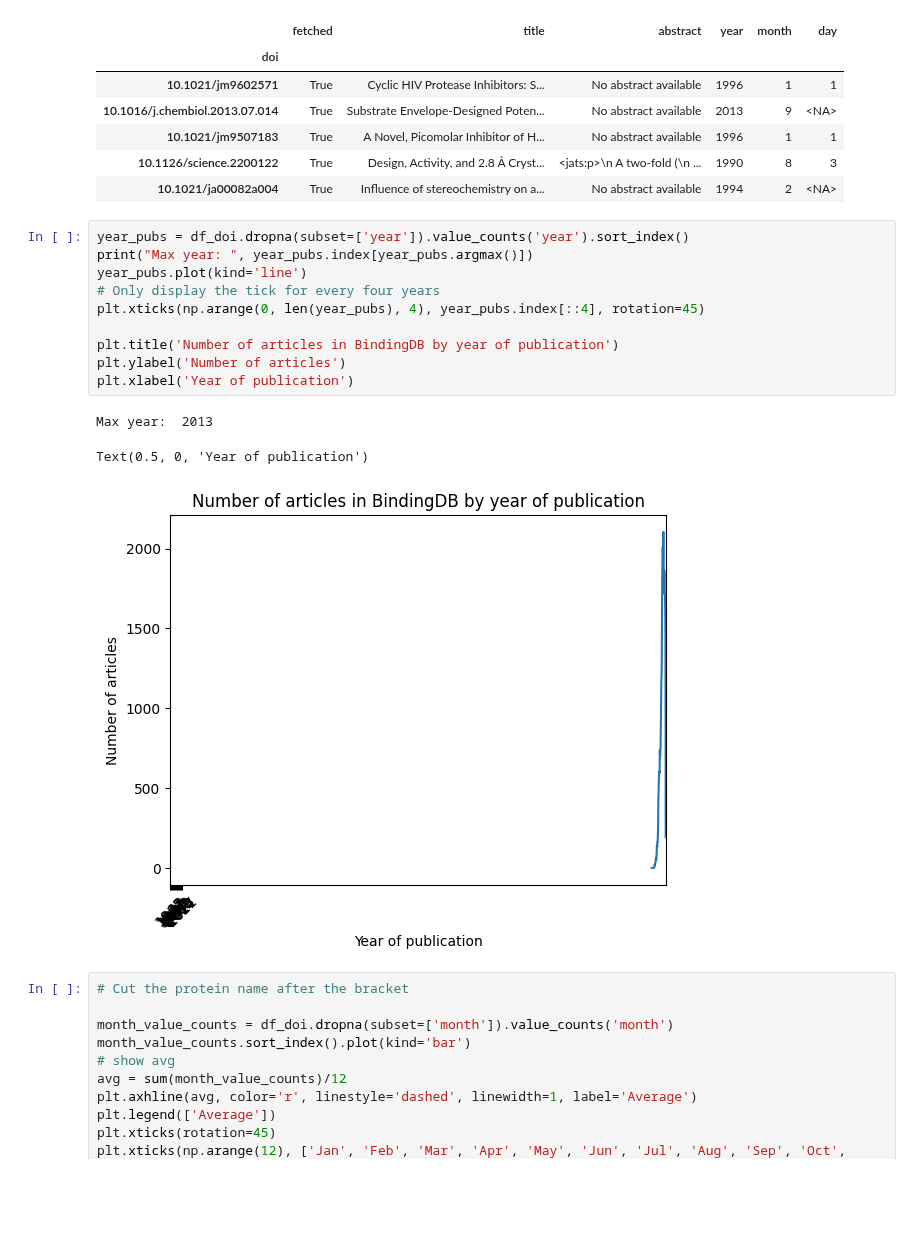
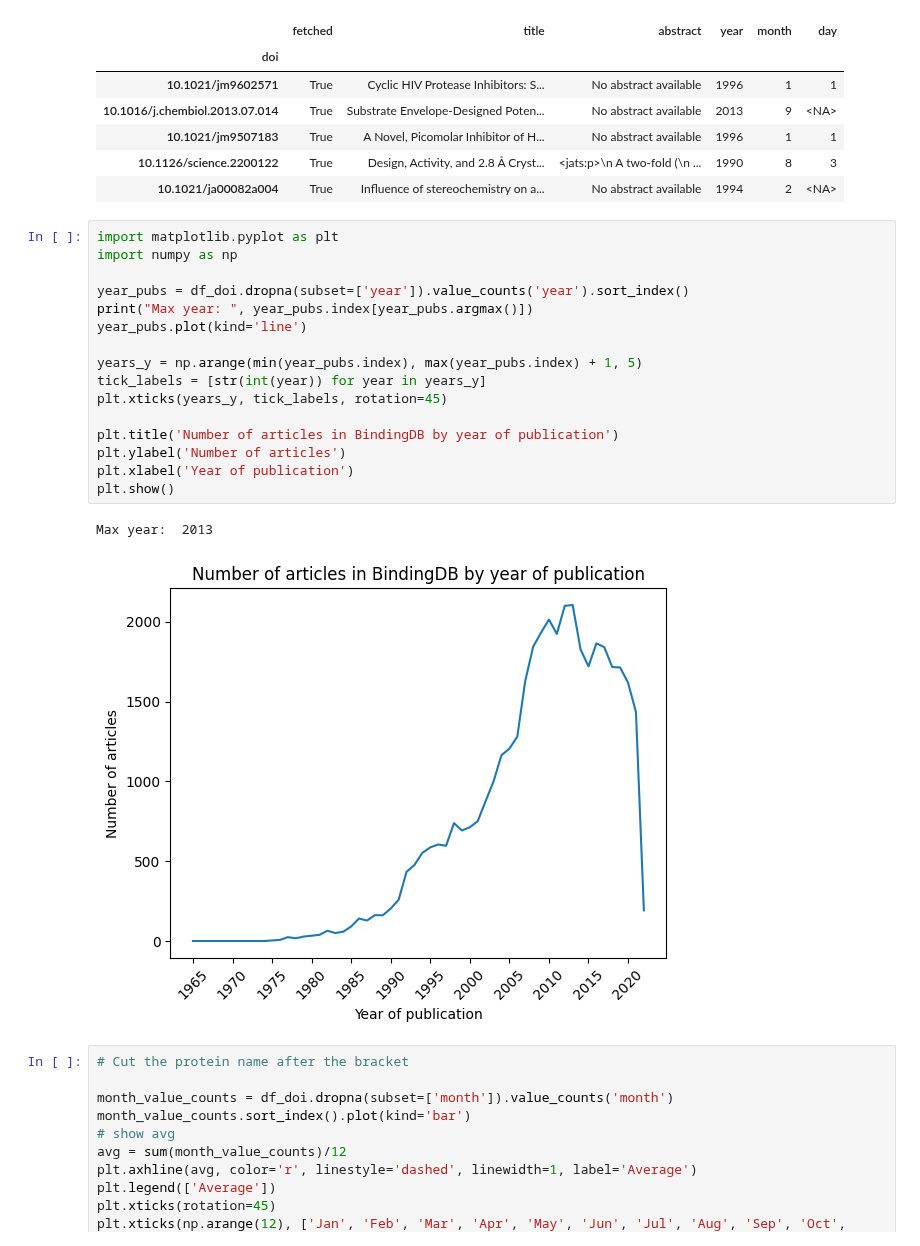
Before and after one commit to epfl-ada/ada-2024-project-hyperbabbage, a Jupyter notebook: time_trends_Original.ipynb, the cells around one changed output. Saved outputs shown, nothing was run; the diff lists cells and outputs as text; blank space fills up the shorter version.

```diff
--- a/time_trends_Original.ipynb
+++ b/time_trends_Original.ipynb
@@ -47,19 +47,24 @@ df_doi.head()
 | 10.1126/science.2200122 | True | Design, Activity, and 2.8 Å Cryst... | <jats:p>\n A two-fold (\n ... | 1990 | 8 | 3 |
 | 10.1021/ja00082a004 | True | Influence of stereochemistry on a... | No abstract available | 1994 | 2 | <NA> |
 # %%
+import matplotlib.pyplot as plt
+import numpy as np
+
 year_pubs = df_doi.dropna(subset=['year']).value_counts('year').sort_index()
 print("Max year: ", year_pubs.index[year_pubs.argmax()])
 year_pubs.plot(kind='line')
-# Only display the tick for every four years
-plt.xticks(np.arange(0, len(year_pubs), 4), year_pubs.index[::4], rotation=45)
+
+years_y = np.arange(min(year_pubs.index), max(year_pubs.index) + 1, 5)
+tick_labels = [str(int(year)) for year in years_y]
+plt.xticks(years_y, tick_labels, rotation=45)
 
 plt.title('Number of articles in BindingDB by year of publication')
 plt.ylabel('Number of articles')
 plt.xlabel('Year of publication')
+plt.show()
 # %% [output]
 Max year:  2013
-Text(0.5, 0, 'Year of publication')
-[figure, old version]
+[figure, new version]
 # %%
 # Cut the protein name after the bracket
 
```
Also changed, not shown: parts of 8 cells of this notebook, 3 other files.
